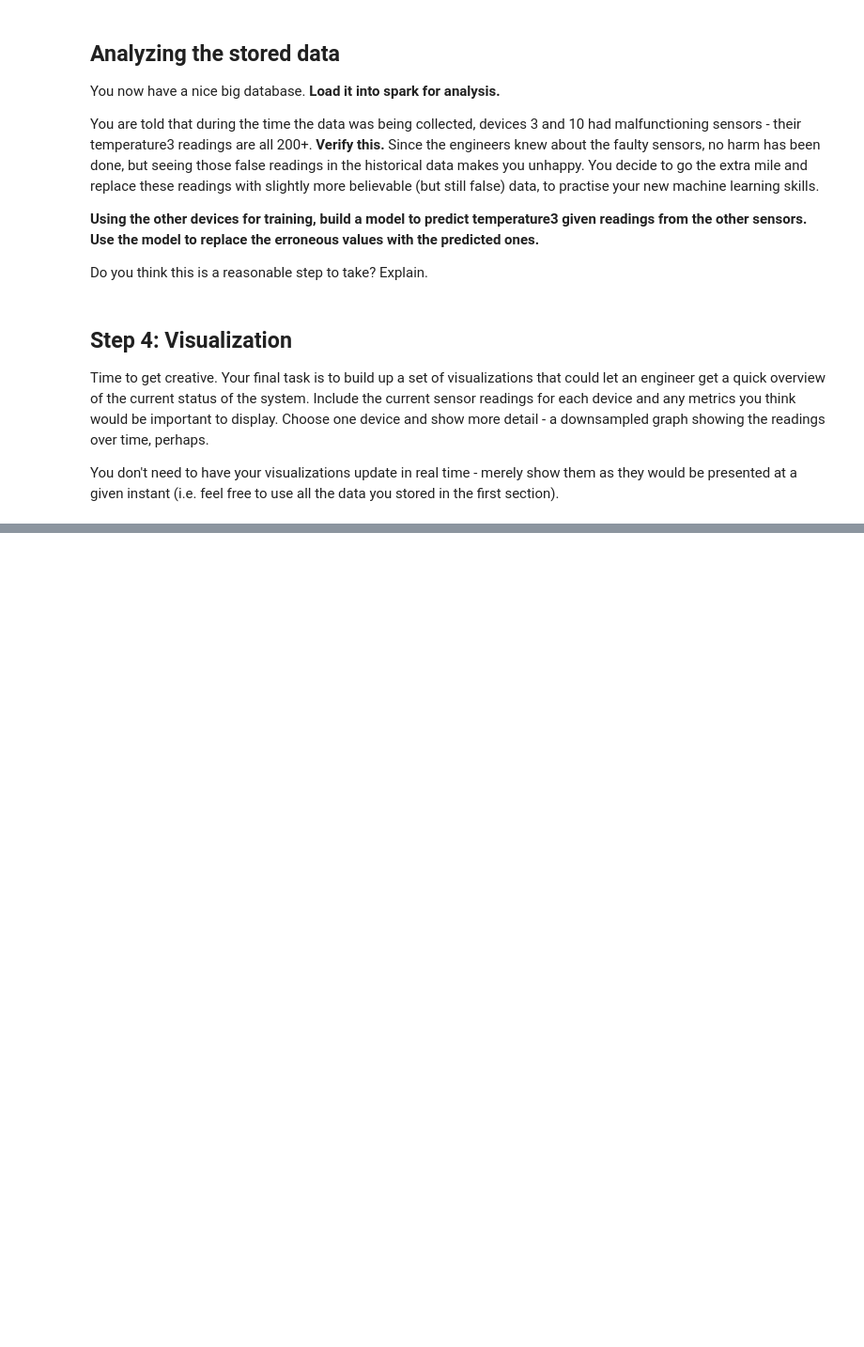
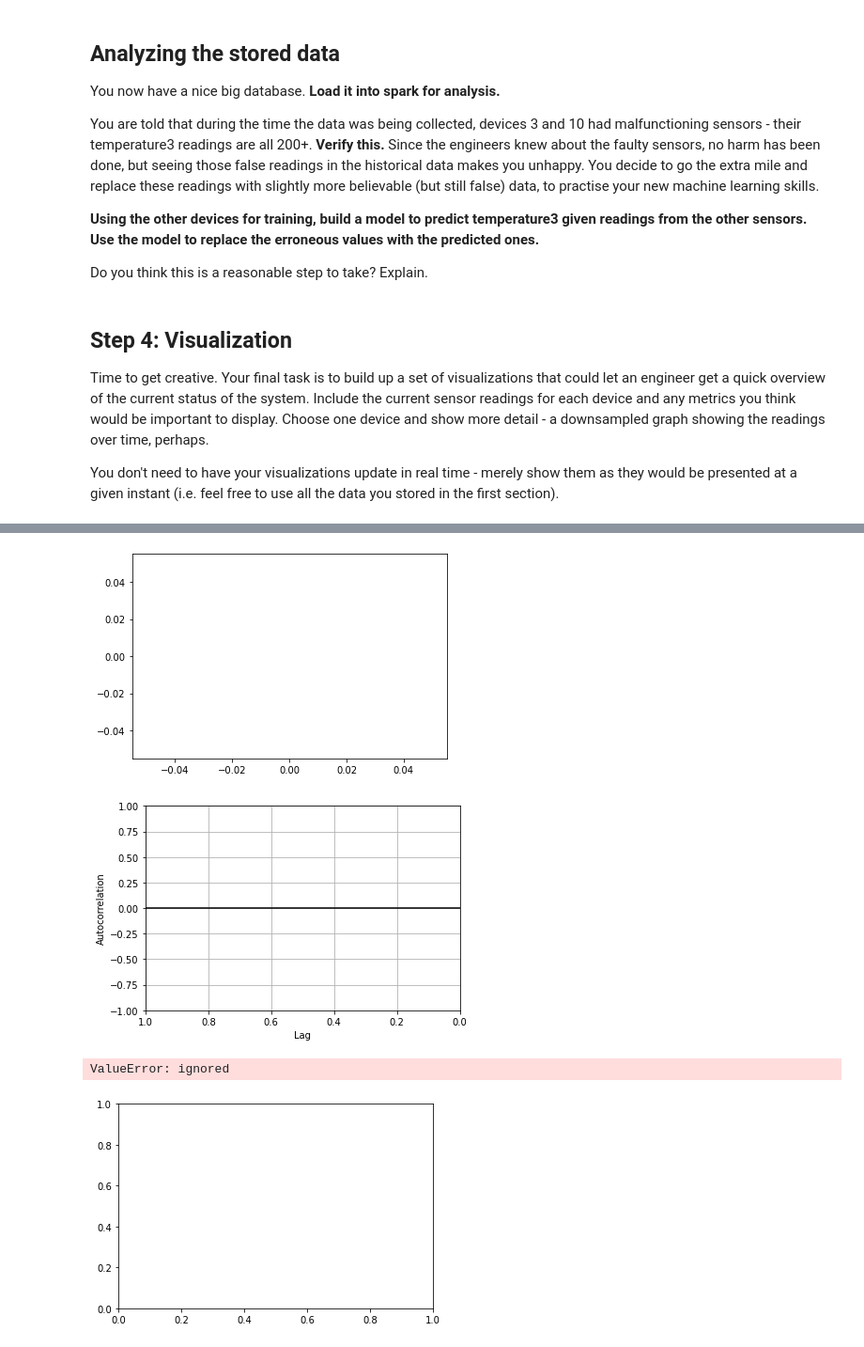
Before and after one commit to mahwaik/tutorials, a Jupyter notebook: BD_24_Summative1.ipynb, the cells around one changed output, grey strips where cells are left out. Shown at 94% size. Cells and saved outputs as stored; diff of their text form; code cells hidden in the pictures; blank space fills up the shorter version.

```diff
--- a/BD_24_Summative1.ipynb
+++ b/BD_24_Summative1.ipynb
@@ -167,11 +220,16 @@ pyplot.show()
 # %%
-Temp2 = db['Temp2']
+Temp2 = df['Temp2']
 Temp2[1:100].plot()
 pyplot.show()
 
 autocorrelation_plot(Temp2[1:100])
 pyplot.show()
 
 plot_acf(Temp2[1:100], lags=60)
 pyplot.show()
+# %% [output]
+[figure, added]
+[figure, added]
+ValueError: ignored
+[figure, added]
 # %%
```
Also changed, not shown: parts of 19 cells of this notebook.
